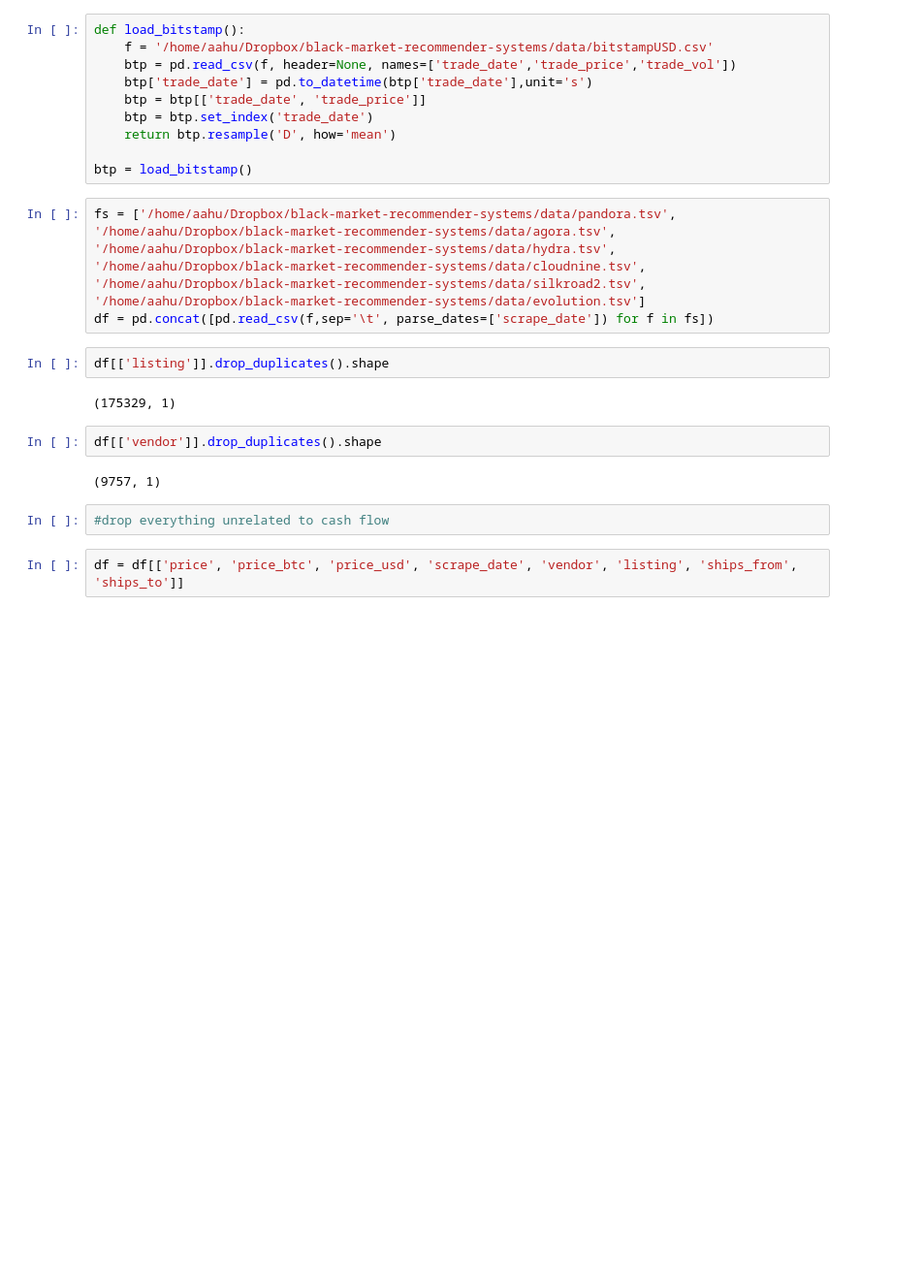
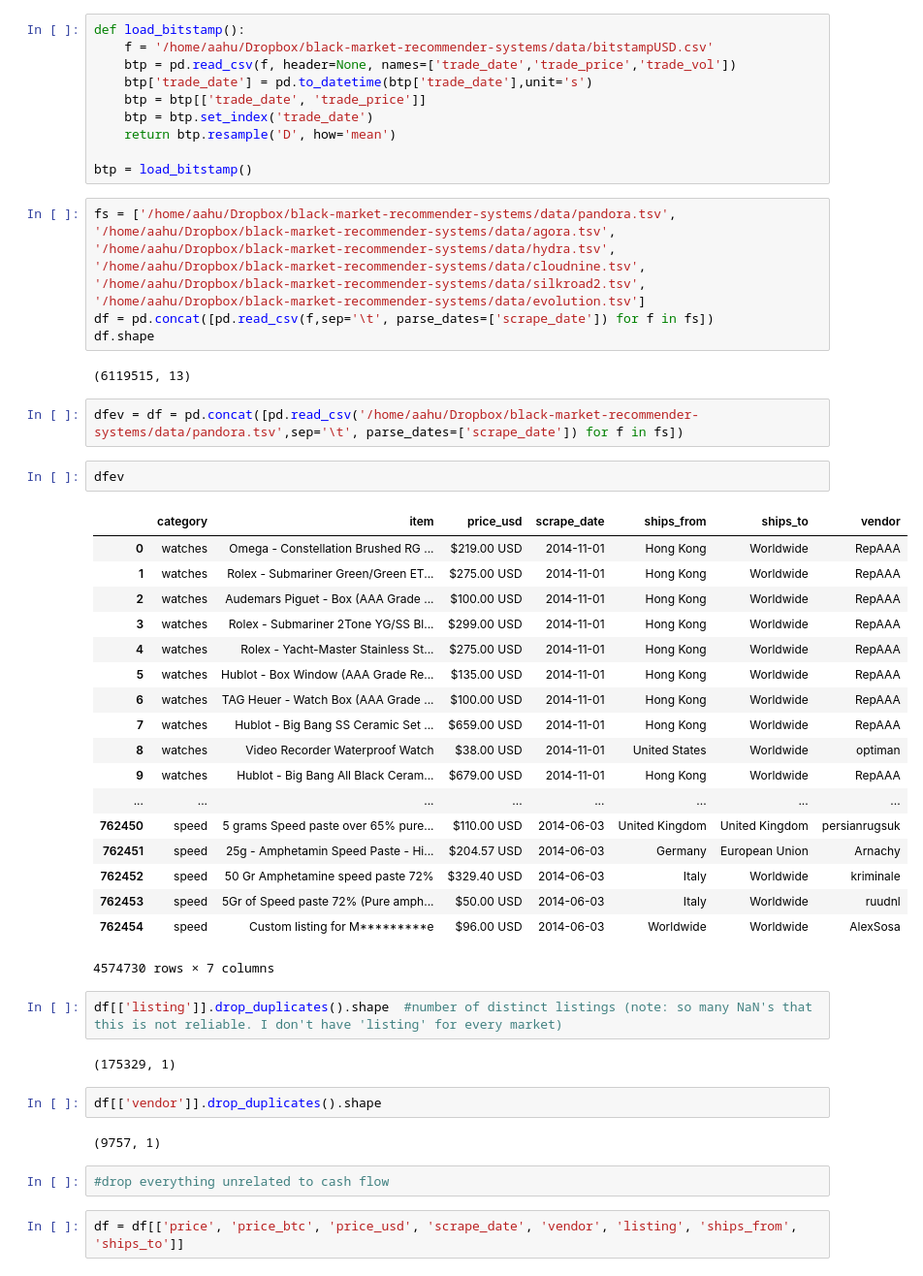
Before and after one commit to rcompton/black-market-recommender-systems, a Jupyter notebook: bmrs/postprocessing/money_stats.ipynb, the cells around one changed output. Shown at 97% size. Drawn from its saved outputs; the diff is of its cells as text; blank space fills up the shorter version.

```diff
--- a/bmrs/postprocessing/money_stats.ipynb
+++ b/bmrs/postprocessing/money_stats.ipynb
@@ -23,10 +28,36 @@ fs = ['/home/aahu/Dropbox/black-market-recommender-systems/data/pandora.tsv',
 '/home/aahu/Dropbox/black-market-recommender-systems/data/silkroad2.tsv',
 '/home/aahu/Dropbox/black-market-recommender-systems/data/evolution.tsv']
 df = pd.concat([pd.read_csv(f,sep='\t', parse_dates=['scrape_date']) for f in fs])
+df.shape
+# %% [output]
+(6119515, 13)
-# %%
-df[['listing']].drop_duplicates().shape
-# %% [output]
-(175329, 1)
+# %%
+dfev = df = pd.concat([pd.read_csv('/home/aahu/Dropbox/black-market-recommender-systems/data/pandora.tsv',sep='\t', parse_dates=['scrape_date']) for f in fs])
+# %%
+dfev
+# %% [output]
+|  | category | item | price_usd | scrape_date | ships_from | ships_to | vendor |
+| 0 | watches | Omega - Constellation Brushed RG ... | $219.00 USD | 2014-11-01 | Hong Kong | Worldwide | RepAAA |
+| 1 | watches | Rolex - Submariner Green/Green ET... | $275.00 USD | 2014-11-01 | Hong Kong | Worldwide | RepAAA |
+| 2 | watches | Audemars Piguet - Box (AAA Grade ... | $100.00 USD | 2014-11-01 | Hong Kong | Worldwide | RepAAA |
+| 3 | watches | Rolex - Submariner 2Tone YG/SS Bl... | $299.00 USD | 2014-11-01 | Hong Kong | Worldwide | RepAAA |
+| 4 | watches | Rolex - Yacht-Master Stainless St... | $275.00 USD | 2014-11-01 | Hong Kong | Worldwide | RepAAA |
+| 5 | watches | Hublot - Box Window (AAA Grade Re... | $135.00 USD | 2014-11-01 | Hong Kong | Worldwide | RepAAA |
+| 6 | watches | TAG Heuer - Watch Box (AAA Grade ... | $100.00 USD | 2014-11-01 | Hong Kong | Worldwide | RepAAA |
+| 7 | watches | Hublot - Big Bang SS Ceramic Set ... | $659.00 USD | 2014-11-01 | Hong Kong | Worldwide | RepAAA |
+| 8 | watches | Video Recorder Waterproof Watch | $38.00 USD | 2014-11-01 | United States | Worldwide | optiman |
+| 9 | watches | Hublot - Big Bang All Black Ceram... | $679.00 USD | 2014-11-01 | Hong Kong | Worldwide | RepAAA |
+| ... | ... | ... | ... | ... | ... | ... | ... |
+| 762450 | speed | 5 grams Speed paste over 65% pure... | $110.00 USD | 2014-06-03 | United Kingdom | United Kingdom | persianrugsuk |
+| 762451 | speed | 25g - Amphetamin Speed Paste - Hi... | $204.57 USD | 2014-06-03 | Germany | European Union | Arnachy |
+| 762452 | speed | 50 Gr Amphetamine speed paste 72% | $329.40 USD | 2014-06-03 | Italy | Worldwide | kriminale |
+| 762453 | speed | 5Gr of Speed paste 72% (Pure amph... | $50.00 USD | 2014-06-03 | Italy | Worldwide | ruudnl |
+| 762454 | speed | Custom listing for M*********e | $96.00 USD | 2014-06-03 | Worldwide | Worldwide | AlexSosa |
+4574730 rows × 7 columns
+# %%
+df[['listing']].drop_duplicates().shape  #number of distinct listings (note: so many NaN's that this is not reliable. I don't have 'listing' for every market)
+# %% [output]
+(175329, 1)
 # %%
 df[['vendor']].drop_duplicates().shape
 # %% [output]
```
Also changed, not shown: parts of 21 cells of this notebook, 1 other file.
